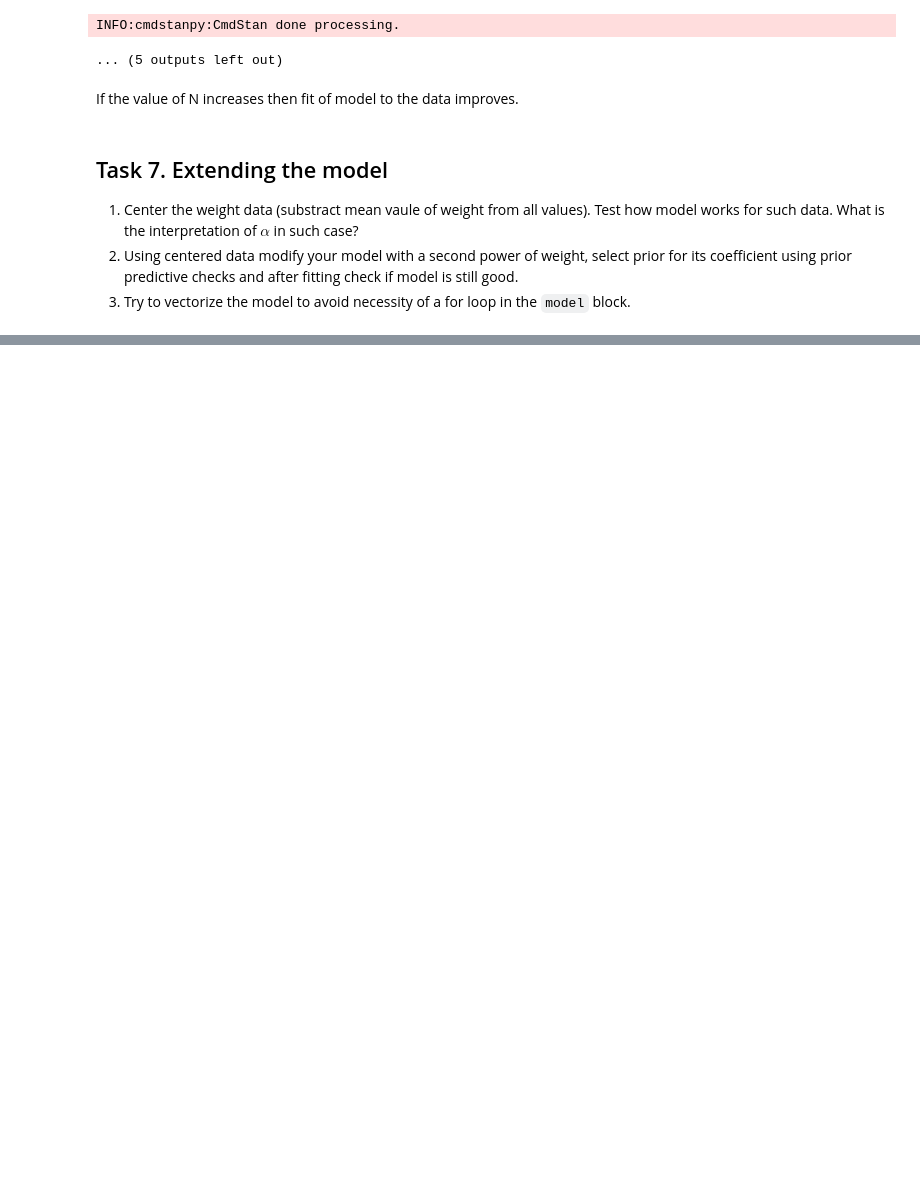
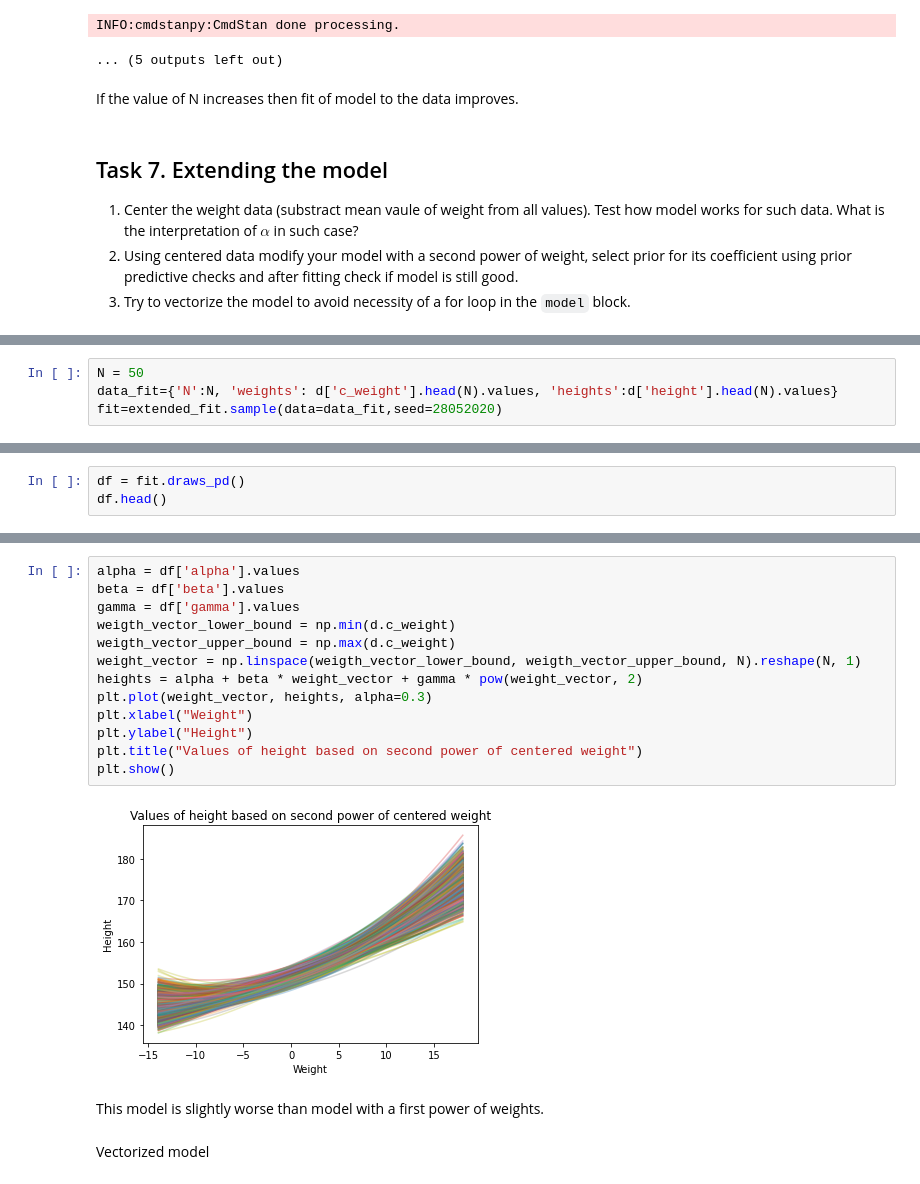
Before and after one commit to andrzejjnk/DataAnalytics2024, a Jupyter notebook: lab4.ipynb, the cells around one changed output, grey strips where cells are left out. Cells and saved outputs as stored; diff of their text form; blank space fills up the shorter version.

```diff
--- a/lab4.ipynb
+++ b/lab4.ipynb
@@ -748,0 +855,4 @@ If the value of N increases then fit of model to the data improves.
+# %%
+N = 50
+data_fit={'N':N, 'weights': d['c_weight'].head(N).values, 'heights':d['height'].head(N).values}
+fit=extended_fit.sample(data=data_fit,seed=28052020)
@@ -748,0 +878,3 @@ If the value of N increases then fit of model to the data improves.
+# %%
+df = fit.draws_pd()
+df.head()
@@ -748,0 +889,19 @@ If the value of N increases then fit of model to the data improves.
+# %%
+alpha = df['alpha'].values
+beta = df['beta'].values
+gamma = df['gamma'].values
+weigth_vector_lower_bound = np.min(d.c_weight)
+weigth_vector_upper_bound = np.max(d.c_weight)
+weight_vector = np.linspace(weigth_vector_lower_bound, weigth_vector_upper_bound, N).reshape(N, 1)
+heights = alpha + beta * weight_vector + gamma * pow(weight_vector, 2)
+plt.plot(weight_vector, heights, alpha=0.3)
+plt.xlabel("Weight")
+plt.ylabel("Height")
+plt.title("Values of height based on second power of centered weight")
+plt.show()
+# %% [output]
+[figure, added]
+# %% [markdown]
+This model is slightly worse than model with a first power of weights.
+# %% [markdown]
+Vectorized model
```
Also changed, not shown: parts of 26 cells of this notebook.
